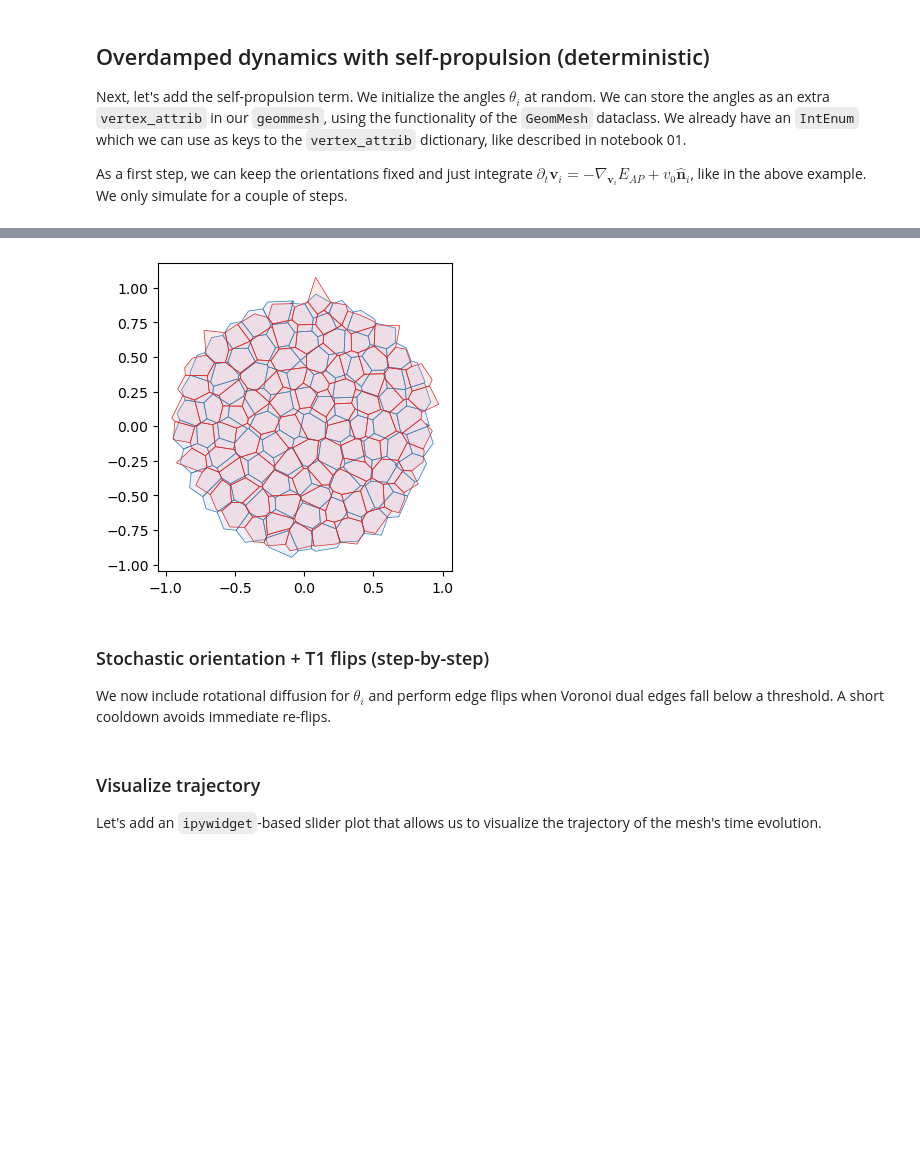
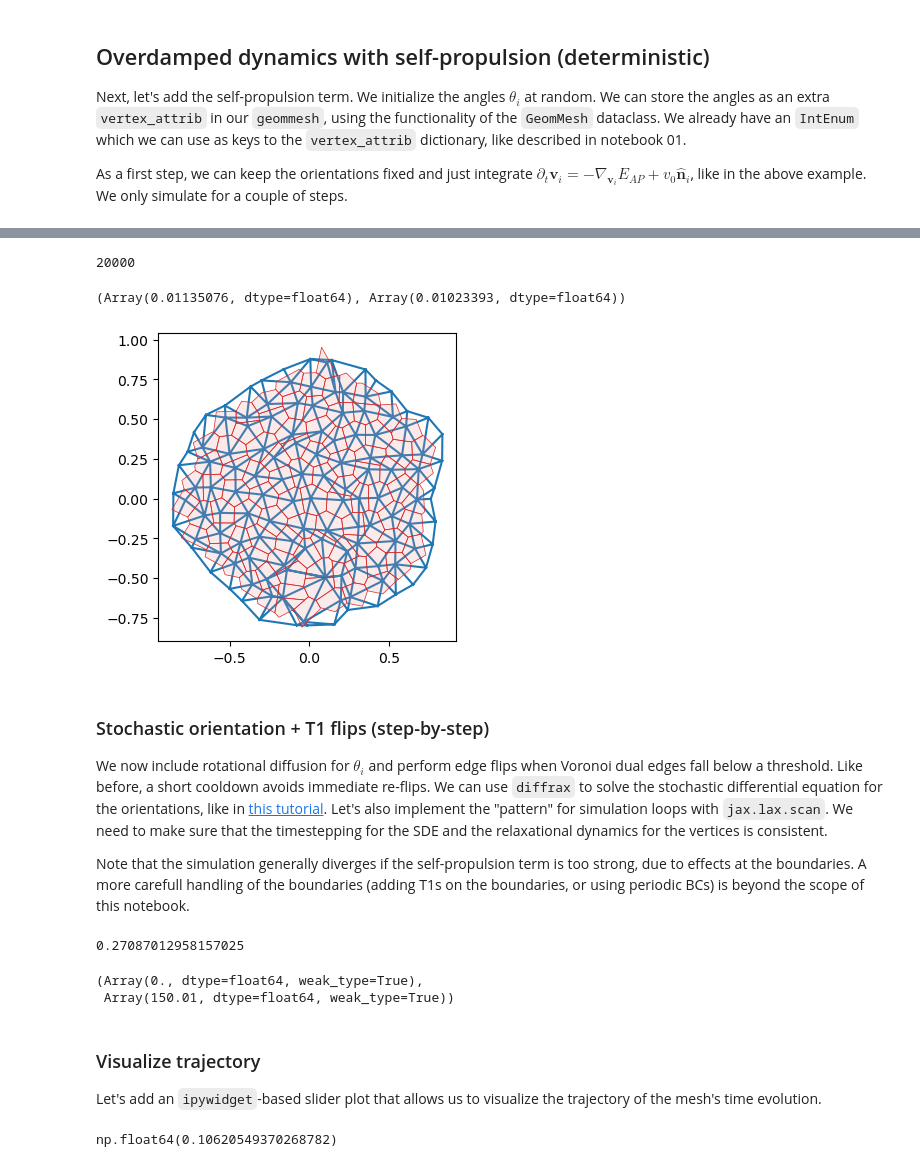
Before and after one commit to nikolas-claussen/triangulax, a Jupyter notebook: nbs/03_area_perimeter_model.ipynb, the cells around one changed output, grey strips where cells are left out. Drawn from its saved outputs; the diff is of its cells as text; code cells hidden in the pictures; blank space fills up the shorter version.

Commit message:
worked on area-perimeter simulation

```diff
--- a/nbs/03_area_perimeter_model.ipynb
+++ b/nbs/03_area_perimeter_model.ipynb
@@ -383,7 +455,8 @@ jax.config.update("jax_disable_jit", False)
 # %%
 # initialize orientations and store as a vertex attribute
 key = jax.random.key(0)
-theta0 = jax.random.uniform(key, shape=(hemesh.n_vertices,), minval=0.0, maxval=2 * jnp.pi)
+theta0 = jax.random.uniform(key, shape=(hemesh.n_vertices,), minval=0.0, maxval=2*jnp.pi)
+#theta0 = theta0 + 0.3 * 2*jnp.pi*jnp.ones(hemesh.n_vertices)
 
 geommesh_sp = copy.copy(geommesh)
 geommesh_sp = dataclasses.replace(
@@ -402,7 +475,7 @@ def ap_selfprop_vector_field(
     theta = y.vertex_attribs[VertexAttribs.SELF_PROPULSION_ORIENTATION]
     grad = jax.grad(energy_ap)(y, hemesh, a0, p0, k_a, k_p)
     n_hat = jnp.stack([jnp.cos(theta), jnp.sin(theta)], axis=-1)
-    velocity = -grad.vertices + v0 * n_hat
+    velocity = -grad.vertices + jnp.where(hemesh.is_bdry[:,None], 0, v0 * n_hat)
     zero_vertex_attribs = {key: jnp.zeros_like(val) for key, val in y.vertex_attribs.items()}
     return dataclasses.replace(
         y,
@@ -411,14 +484,14 @@ def ap_selfprop_vector_field(
     )
 
 term_sp = diffrax.ODETerm(ap_selfprop_vector_field)
-solver_sp = diffrax.Tsit5()
+solver_sp = diffrax.Euler() #Tsit5
 
-dt_sp = 0.02
-n_steps_sp = 300 # begins to fail at 24. degenerate triang at 21
-v0_sp = 0.01
+dt_sp = 0.01
+n_steps_sp = 20000 # begins to fail at some point
+v0_sp = 0.001
 step_times_sp = dt_sp * jnp.arange(n_steps_sp + 1)
 
-cooldown_steps = 5
+cooldown_steps = 2
 # %%
 # check magnitude of the gradient forces vs the self-propulsion
 
@@ -463,8 +531,13 @@ def scan_fun_selfprop(
 # %%
 cooldown_counter_sp = jnp.zeros(hemesh.n_hes)
 init_solver_state_sp = solver_sp.init(
-    term_sp, step_times_sp[0], step_times_sp[1], geommesh_sp, (hemesh, a0, p0, v0_sp, 1.0, 1.0)
- )
+    term_sp, step_times_sp[0], step_times_sp[1], geommesh_sp, (hemesh, a0, p0, v0_sp, 1.0, 1.0))
 init = (geommesh_sp, hemesh, cooldown_counter_sp, step_times_sp[0], init_solver_state_sp)
 # %%
-(geommesh_final, hemesh_final, _, _, _), traj = jax.lax.scan(scan_fun_selfprop, init, step_times_sp[1:])
+(geommesh_final, hemesh_final, cooldown, _, _), traj = jax.lax.scan(scan_fun_selfprop, init, step_times_sp[1:])
+# %%
+# unpack the trajectory
+traj = msh.tree_unstack(traj)
+len(traj)
+# %% [output]
+20000
@@ -471,28 +550,30 @@ init = (geommesh_sp, hemesh, cooldown_counter_sp, step_times_sp[0], init_solver_
+# %%
+edge_lengths.min(), areas.min()
+# %% [output]
+(Array(0.01135076, dtype=float64), Array(0.01023393, dtype=float64))
 # %%
-geommesh_sp = msh.set_voronoi_face_positions(geommesh_sp, hemesh)
-geommesh_final = msh.set_voronoi_face_positions(geommesh_final, hemesh_final)
-
 fig, ax = plt.subplots(figsize=(4, 4))
 
 # plt.triplot(*geommesh_sp.vertices.T, hemesh.faces)
-# areas = get_cell_area(geommesh_final, hemesh_final)
-# plt.triplot(*geommesh_final.vertices.T, hemesh_final.faces)
-# plt.scatter(*geommesh_final.vertices.T, c=areas, cmap="viridis", s=20, vmin=0)
 
+plt.triplot(*geommesh_final.vertices.T, hemesh_final.faces)
+#plt.scatter(*geommesh_final.vertices.T, c=areas, cmap="viridis", s=20, vmin=0)
 
-ax.add_collection(msh.cellplot(hemesh, geommesh_sp.face_positions,
-                               cell_colors=np.array([0.7, 0.7, 0.9, 0.2]),
-                               mpl_polygon_kwargs={"lw": 0.5, "ec": "tab:blue"}))
+#ax.add_collection(msh.cellplot(hemesh, geommesh_sp.face_positions,
+#                               cell_colors=np.array([0.7, 0.7, 0.9, 0.2]),
+#                               mpl_polygon_kwargs={"lw": 0.5, "ec": "tab:blue"}))
 ax.add_collection(msh.cellplot(hemesh_final, geommesh_final.face_positions,
                                cell_colors=np.array([0.9, 0.6, 0.6, 0.2]),
                                mpl_polygon_kwargs={"lw": 0.5, "ec": "tab:red"}))
 
 
 
 ax.set_aspect("equal")
 ax.autoscale_view();
 # %% [output]
-[figure, old version]
+[figure, new version]
 # %% [markdown]
 ### Stochastic orientation + T1 flips (step-by-step)
-We now include rotational diffusion for $\theta_i$ and perform edge flips when Voronoi dual edges fall below a threshold. A short cooldown avoids immediate re-flips.
+We now include rotational diffusion for $\theta_i$ and perform edge flips when Voronoi dual edges fall below a threshold. Like before, a short cooldown avoids immediate re-flips. We can use `diffrax` to solve the stochastic differential equation for the orientations, like in [this tutorial](https://docs.kidger.site/diffrax/usage/getting-started/#stochastic-differential-equations-sdes). Let's also implement the "pattern" for simulation loops with `jax.lax.scan`. We need to make sure that the timestepping for the SDE and the relaxational dynamics for the vertices is consistent.
+
+Note that the simulation generally diverges if the self-propulsion term is too strong, due to effects at the boundaries. A more carefull handling of the boundaries (adding T1s on the boundaries, or using periodic BCs) is beyond the scope of this notebook.
@@ -498,0 +596,5 @@ We now include rotational diffusion for $\theta_i$ and perform edge flips when V
+# %%
+sol = diffrax.diffeqsolve(terms, solver, t0, t1, dt0=dt, y0=y0, saveat=saveat)
+print(sol.evaluate(1.1))  # DeviceArray(0.89436394)
+# %% [output]
+0.27087012958157025
@@ -498,0 +742,5 @@ We now include rotational diffusion for $\theta_i$ and perform edge flips when V
+# %%
+brownian.t0, brownian.t1
+# %% [output]
+(Array(0., dtype=float64, weak_type=True),
+ Array(150.01, dtype=float64, weak_type=True))
@@ -500,3 +803,7 @@ We now include rotational diffusion for $\theta_i$ and perform edge flips when V
 ### Visualize trajectory
 
 Let's add an `ipywidget`-based slider plot that allows us to visualize the trajectory of the mesh's time evolution.
+# %%
+np.linalg.norm(geommesh_traj_sde[0].vertices-geommesh_traj_sde[-1].vertices, axis=-1).mean() # avg displacement
+# %% [output]
+np.float64(0.10620549370268782)
```
Also changed, not shown: parts of 19 cells of this notebook, 53 other files.
